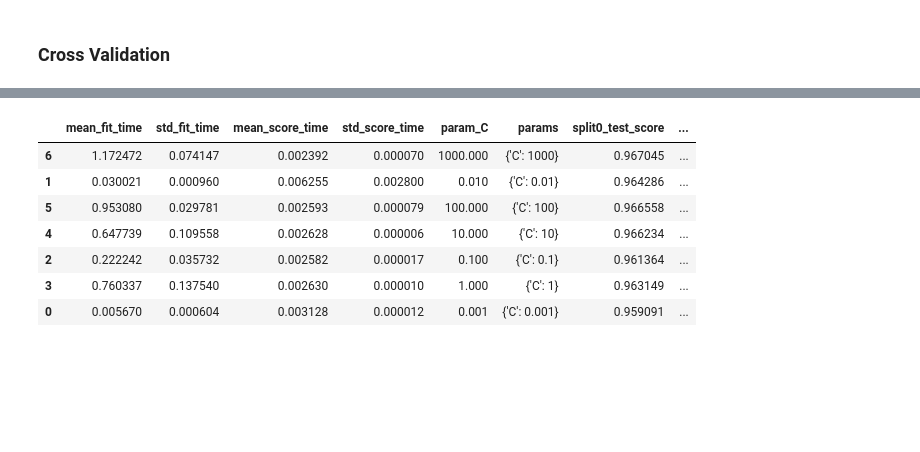
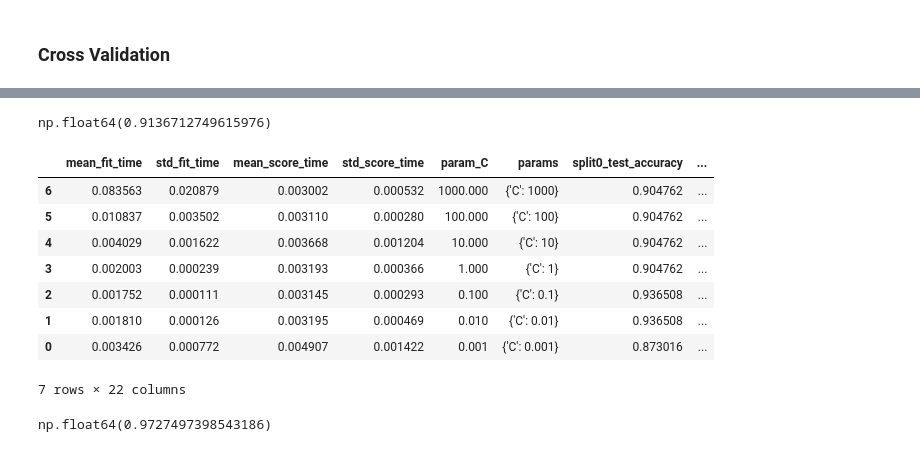
Before and after one commit to alexanderneva/s541a2, a Jupyter notebook: Untitled.ipynb, the cells around one changed output, grey strips where cells are left out. Cells and saved outputs as stored; diff of their text form; code cells hidden in the pictures; blank space fills up the shorter version.

```diff
--- a/Untitled.ipynb
+++ b/Untitled.ipynb
@@ -364,8 +364,16 @@ We can check with a parameter grid for various cost and cv values, following the
+# %%
+from sklearn.preprocessing import StandardScaler
+test_1 = StandardScaler()
+a = test_1.fit(X_train)
+train_norm = a.fit_transform(X_train)
+b = test_1.fit(X_test)
+test_norm = b.fit_transform(X_test)
 # %%
 from sklearn.model_selection import GridSearchCV
 grid = [{"C":[0.001,0.01,0.1,1,10,100,1000]}]
-search_grid = GridSearchCV(svm_linear,grid,cv=2,scoring='roc_auc',n_jobs=4,return_train_score=True)
+scoring = ['accuracy','roc_auc']
+search_grid = GridSearchCV(svm_linear,grid,cv=5,scoring=scoring,n_jobs=-1,refit='roc_auc')
 # %%
 # performing the grid search on the training data
-search_grid.fit(X_train,y_train)
+search_grid.fit(train_norm,y_train)
 # %% [output]
@@ -387,11 +408,20 @@ results_cv
+# %%
+results_cv['mean_test_accuracy'].max()
+# %% [output]
+np.float64(0.9136712749615976)
 # %%
-results_cv.sort_values(by='mean_test_score',ascending=False)
+results_cv.sort_values(by='mean_test_roc_auc',ascending=False)
 # %% [output]
-|  | mean_fit_time | std_fit_time | mean_score_time | std_score_time | param_C | params | split0_test_score | ... |
-| 6 | 1.172472 | 0.074147 | 0.002392 | 0.000070 | 1000.000 | {'C': 1000} | 0.967045 | ... |
-| 1 | 0.030021 | 0.000960 | 0.006255 | 0.002800 | 0.010 | {'C': 0.01} | 0.964286 | ... |
-| 5 | 0.953080 | 0.029781 | 0.002593 | 0.000079 | 100.000 | {'C': 100} | 0.966558 | ... |
-| 4 | 0.647739 | 0.109558 | 0.002628 | 0.000006 | 10.000 | {'C': 10} | 0.966234 | ... |
-| 2 | 0.222242 | 0.035732 | 0.002582 | 0.000017 | 0.100 | {'C': 0.1} | 0.961364 | ... |
-| 3 | 0.760337 | 0.137540 | 0.002630 | 0.000010 | 1.000 | {'C': 1} | 0.963149 | ... |
-| 0 | 0.005670 | 0.000604 | 0.003128 | 0.000012 | 0.001 | {'C': 0.001} | 0.959091 | ... |
+|  | mean_fit_time | std_fit_time | mean_score_time | std_score_time | param_C | params | split0_test_accuracy | ... |
+| 6 | 0.083563 | 0.020879 | 0.003002 | 0.000532 | 1000.000 | {'C': 1000} | 0.904762 | ... |
+| 5 | 0.010837 | 0.003502 | 0.003110 | 0.000280 | 100.000 | {'C': 100} | 0.904762 | ... |
+| 4 | 0.004029 | 0.001622 | 0.003668 | 0.001204 | 10.000 | {'C': 10} | 0.904762 | ... |
+| 3 | 0.002003 | 0.000239 | 0.003193 | 0.000366 | 1.000 | {'C': 1} | 0.904762 | ... |
+| 2 | 0.001752 | 0.000111 | 0.003145 | 0.000293 | 0.100 | {'C': 0.1} | 0.936508 | ... |
+| 1 | 0.001810 | 0.000126 | 0.003195 | 0.000469 | 0.010 | {'C': 0.01} | 0.936508 | ... |
+| 0 | 0.003426 | 0.000772 | 0.004907 | 0.001422 | 0.001 | {'C': 0.001} | 0.873016 | ... |
+7 rows × 22 columns
+# %%
+results_cv['mean_test_roc_auc'].max()
+# %% [output]
+np.float64(0.9727497398543186)
```
Also changed, not shown: parts of 13 cells of this notebook.
